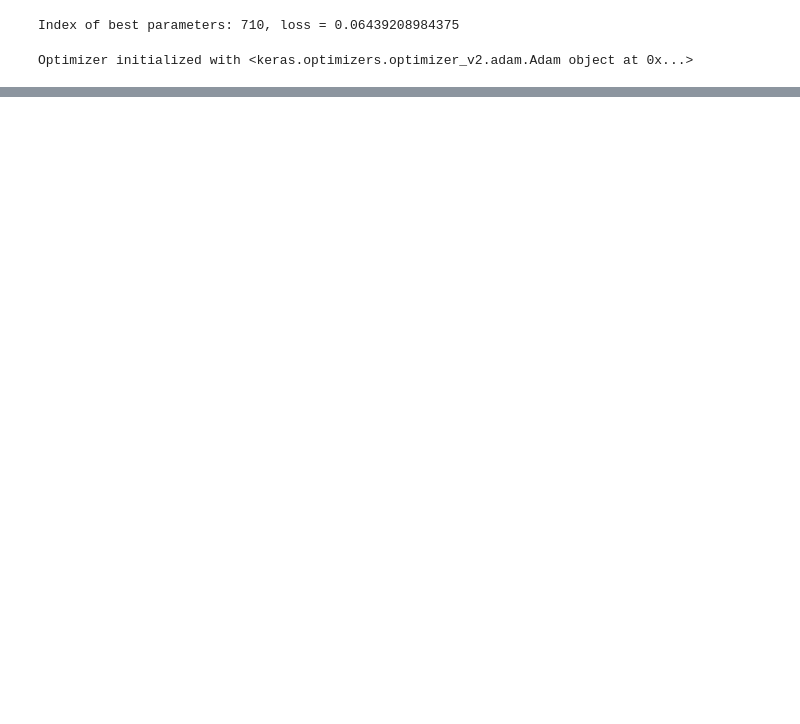
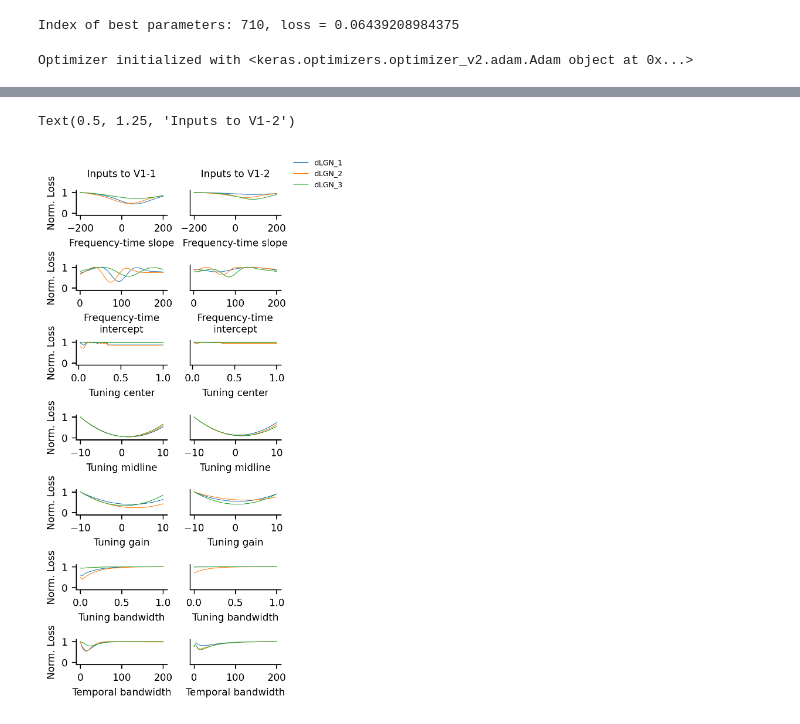
Before and after one commit to Elsayedaa/synergistic_geniculocortical_circuit_model, a Jupyter notebook: analysis/2.6_loss_landscape_mapping.ipynb, the cells around one changed output, grey strips where cells are left out. Drawn from its saved outputs; the diff is of its cells as text; code cells hidden in the pictures; blank space fills up the shorter version.

```diff
--- a/analysis/2.6_loss_landscape_mapping.ipynb
+++ b/analysis/2.6_loss_landscape_mapping.ipynb
@@ -237,3 +274,64 @@ Text(0.525, 0.975, 'Parameter sweep of the best performing model')
+# %%
+## Loss values are max-normalized for each set of 3 afferents to aid in visualization
+
+fig, ax = plt.subplots(7,2, figsize = (3,7))
+
+param_labels = [
+    'Frequency-time slope',
+    'Frequency-time\nintercept',
+    'Tuning center',
+    'Tuning midline',
+    'Tuning gain',
+    'Tuning bandwidth',
+    'Temporal bandwidth'
+]
+
+neuron_labels = [f'dLGN_{i+1}' for i in range(3)]\
+
+for row in range(7):
+    ymax = []
+    ymin = []
+    for i in range(3):
+        for u in range(2):
+
+            key = list(relaxed_param_bounds.keys())[row]
+            x = np.linspace(
+                relaxed_param_bounds[key][0],
+                relaxed_param_bounds[key][1],
+                100
+            )
+
+            y = dlgn_landscapes[u,i,row]/y[~np.isnan(y)].max()
+            y = y/y[~np.isnan(y)].max()
+            ymax.append(y[~np.isnan(y)].max())
+            ymin.append(y[~np.isnan(y)].min())
+            ax[row, u].plot(x, y, label = neuron_labels[i], linewidth = linewidth)
+            ax[row, u].set_xlabel(param_labels[row], fontsize = fontsize)
+            ax[row, u].tick_params(labelsize = fontsize)
+
+    ax[row, 0].set_ylabel("Norm. Loss", fontsize = fontsize)
+    for u in range(2):
+        ax[row, u].set_ylim(
+            -0.1,
+            1.1
+        )
+        ax[row, 1].set_yticks([])
+        ax[row, u].spines['top'].set_visible(False)
+        ax[row, u].spines['right'].set_visible(False)
+
+fig.subplots_adjust(hspace = 2, wspace=0.25)
+plt.tick_params(labelsize = 8)
+ax[0,1].legend(fontsize = 6, bbox_to_anchor = (1.75,2.5), frameon = False)
+ax[0,0].set_title("Inputs to V1-1", fontsize = fontsize, y = 1.25)
+ax[0,1].set_title("Inputs to V1-2", fontsize = fontsize, y = 1.25)
+
+# figname = 'dLGN_loss_surface.svg'
+# savepath = v1_xs_file = os.path.join('c:\\', *os.getcwd().split('\\')[1:-1], 'figures', figname)
+# plt.savefig(savepath, transparent = False, facecolor = 'white',
+#            bbox_inches = 'tight', dpi = 300)
+# %% [output]
+Text(0.5, 1.25, 'Inputs to V1-2')
+[figure, added]
 # %%
 imp_v1 = np.zeros((1,2,1,2,1,1))
 for i in range(2):
```
Also changed, not shown: parts of 12 cells of this notebook, 46 other files.
